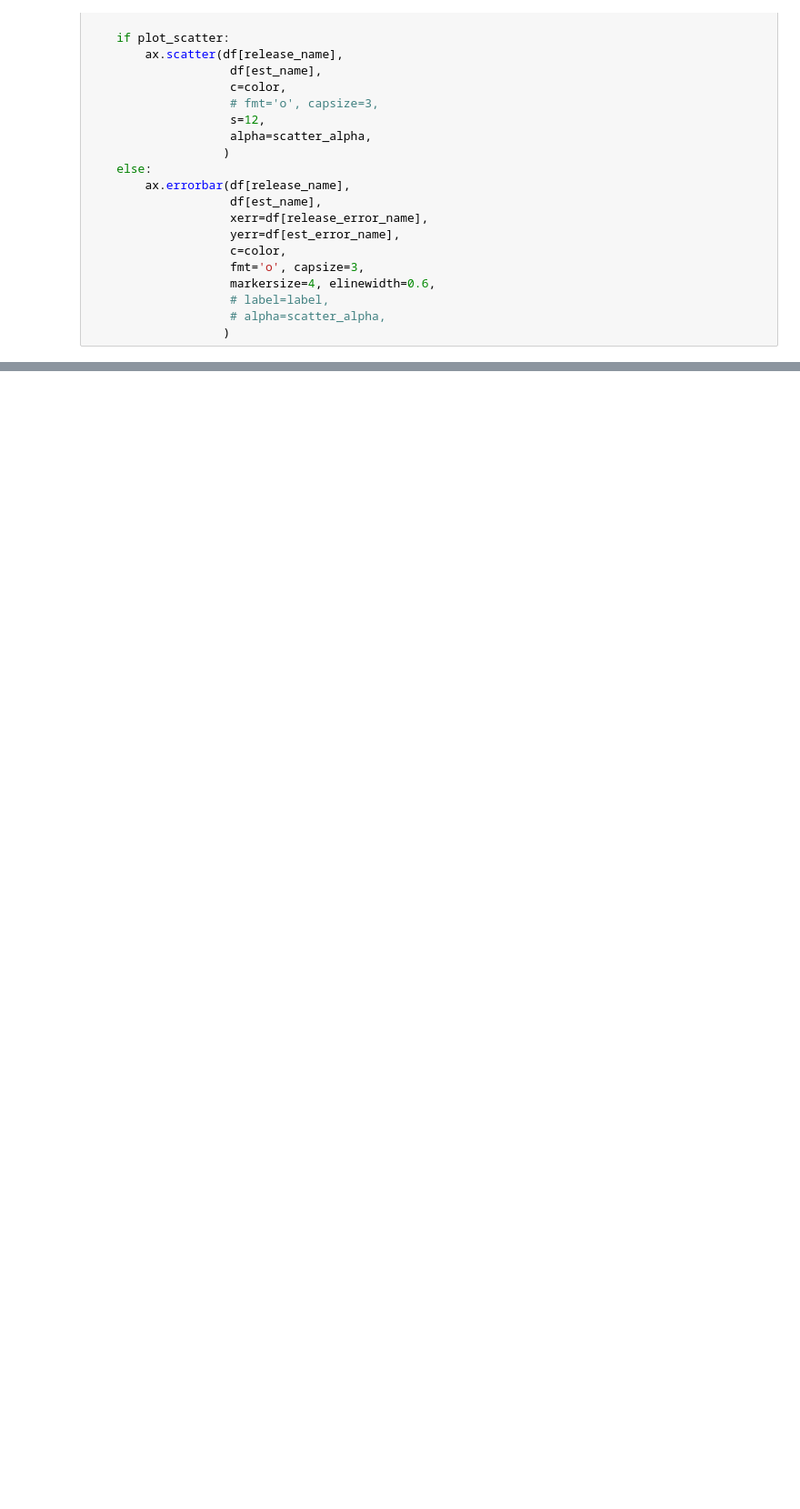
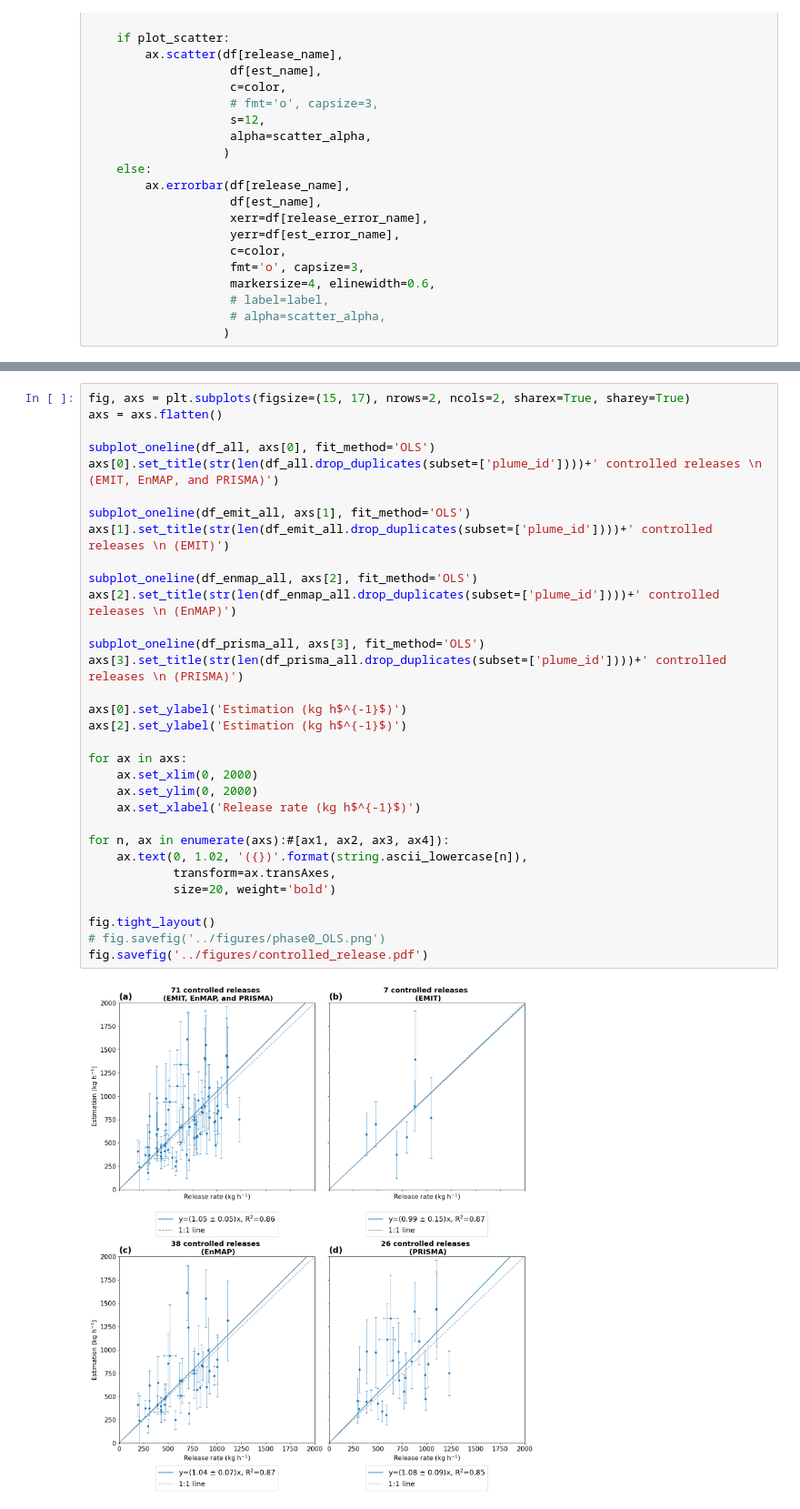
Before and after one commit to zxdawn/HyperGas-GMD, a Jupyter notebook: notebooks/controlled_releases.ipynb, the cells around one changed output, grey strips where cells are left out. Shown at 91% size. Drawn from its saved outputs; the diff is of its cells as text; blank space fills up the shorter version.

```diff
--- a/notebooks/controlled_releases.ipynb
+++ b/notebooks/controlled_releases.ipynb
@@ -438,3 +312,37 @@ fig.tight_layout()
+# %%
+fig, axs = plt.subplots(figsize=(15, 17), nrows=2, ncols=2, sharex=True, sharey=True)
+axs = axs.flatten()
+
+subplot_oneline(df_all, axs[0], fit_method='OLS')
+axs[0].set_title(str(len(df_all.drop_duplicates(subset=['plume_id'])))+' controlled releases \n (EMIT, EnMAP, and PRISMA)')
+
+subplot_oneline(df_emit_all, axs[1], fit_method='OLS')
+axs[1].set_title(str(len(df_emit_all.drop_duplicates(subset=['plume_id'])))+' controlled releases \n (EMIT)')
+
+subplot_oneline(df_enmap_all, axs[2], fit_method='OLS')
+axs[2].set_title(str(len(df_enmap_all.drop_duplicates(subset=['plume_id'])))+' controlled releases \n (EnMAP)')
+
+subplot_oneline(df_prisma_all, axs[3], fit_method='OLS')
+axs[3].set_title(str(len(df_prisma_all.drop_duplicates(subset=['plume_id'])))+' controlled releases \n (PRISMA)')
+
+axs[0].set_ylabel('Estimation (kg h$^{-1}$)')
+axs[2].set_ylabel('Estimation (kg h$^{-1}$)')
+
+for ax in axs:
+    ax.set_xlim(0, 2000)
+    ax.set_ylim(0, 2000)
+    ax.set_xlabel('Release rate (kg h$^{-1}$)')
+
+for n, ax in enumerate(axs):#[ax1, ax2, ax3, ax4]):
+    ax.text(0, 1.02, '({})'.format(string.ascii_lowercase[n]),
+            transform=ax.transAxes,
+            size=20, weight='bold')
+
+fig.tight_layout()
+# fig.savefig('../figures/phase0_OLS.png')
+fig.savefig('../figures/controlled_release.pdf')
+# %% [output]
+[figure, added]
 # %%
 # import plotly.express as px
 # import plotly.graph_objects as go
```
Also changed, not shown: parts of 10 cells of this notebook.
